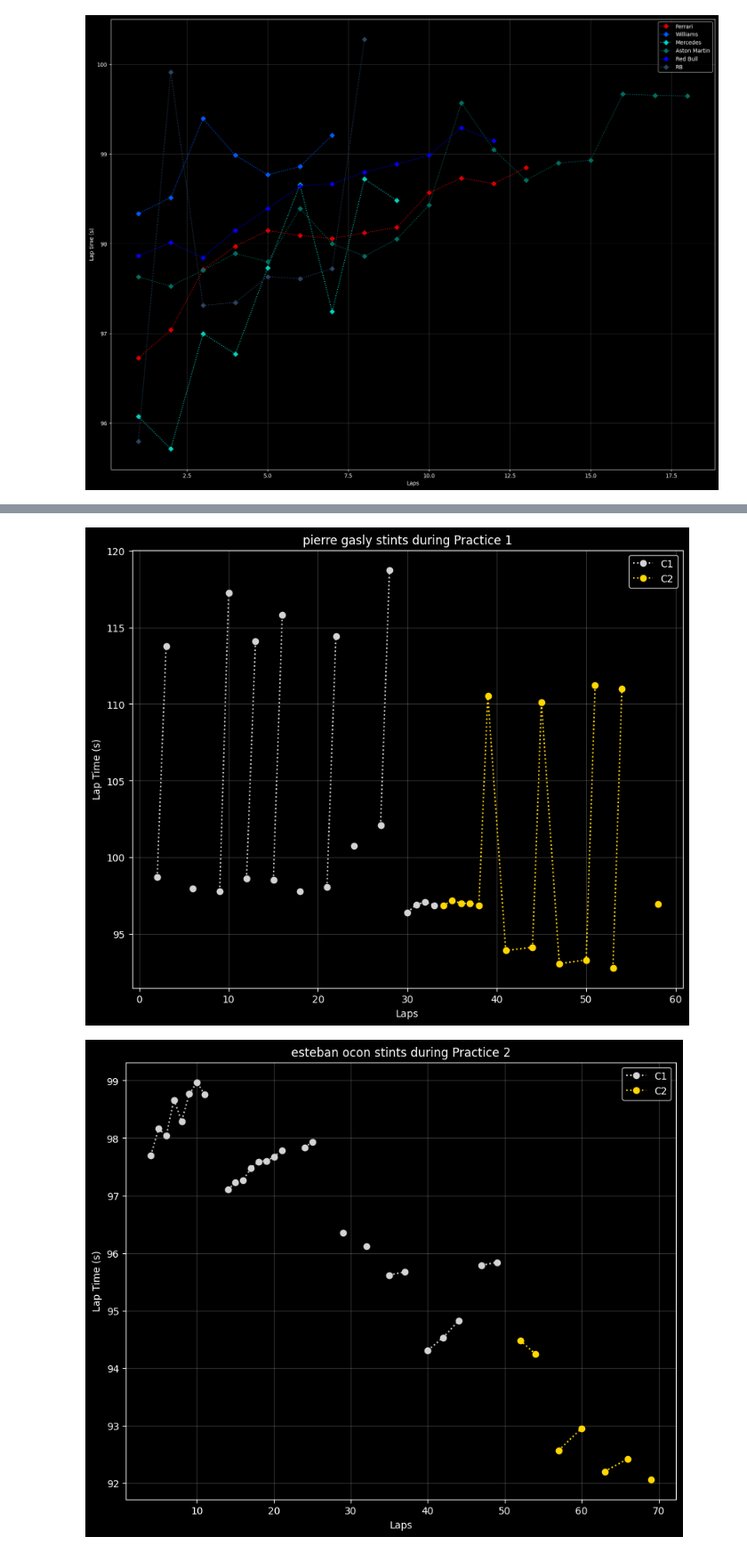
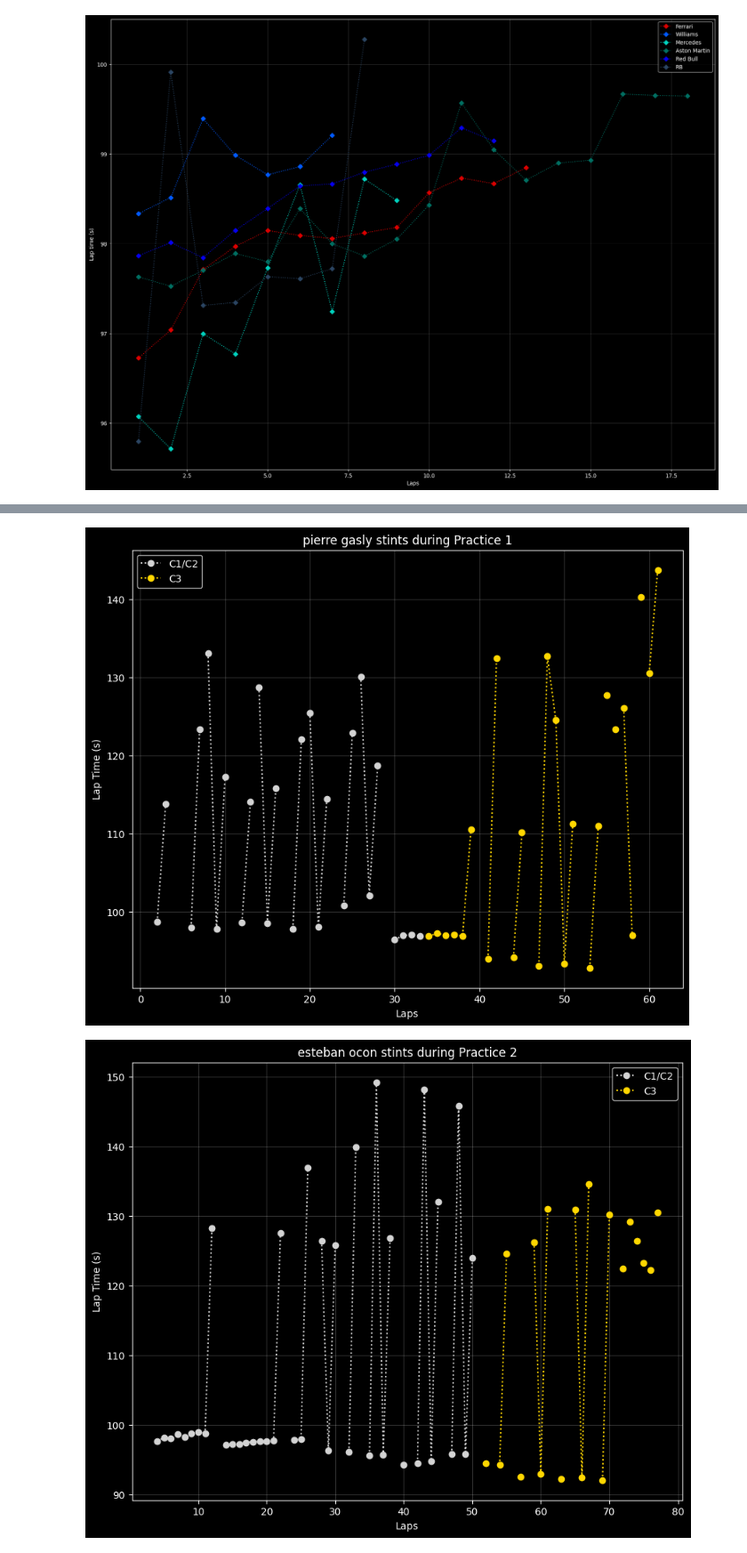
Before and after one commit to Nelson-Jnrnd/F1_Telemetry_Charts, a Jupyter notebook: Notebooks/preseason_analysis.ipynb, the cells around one changed output, grey strips where cells are left out. Shown at 89% size. Drawn from its saved outputs; the diff is of its cells as text; code cells hidden in the pictures.

```diff
--- a/Notebooks/preseason_analysis.ipynb
+++ b/Notebooks/preseason_analysis.ipynb
@@ -186,7 +194,8 @@ See the caveats in the documentation: https://pandas.pydata.org/pandas-docs/stab
 [figure]
 # %%
 def plot_testing(session, driver, limit=1.30):
-    laps = session.laps.pick_quicklaps(limit)
+    #laps = session.laps.pick_quicklaps(limit)
+    laps = session.laps
 
     ocon_laps = laps[laps['Driver'] == driver]
     ocon_laps.set_index('LapNumber', inplace=True)
@@ -201,9 +210,9 @@ def plot_testing(session, driver, limit=1.30):
     c2_label = False
     c3_label = False
     for stint in ocon_stints:
-        label = 'C1' if stint['Compound'].iloc[0] == 'HARD' else 'C2' if stint['Compound'].iloc[0] == 'MEDIUM' else 'C3'
+        label = 'C1/C2' if stint['Compound'].iloc[0] == 'HARD' else 'C3' if stint['Compound'].iloc[0] == 'MEDIUM' else 'C3'
         match label:
-            case 'C1':
+            case 'C1/C2':
                 if c1_label == False:
                     c1_label = True
                 else:
@@ -244,2 +253,2 @@ See the caveats in the documentation: https://pandas.pydata.org/pandas-docs/stab
-[figure, old version]
+[figure, new version]
-[figure, old version]
+[figure, new version]
```
Also changed, not shown: parts of 3 cells of this notebook, 11 other files.
